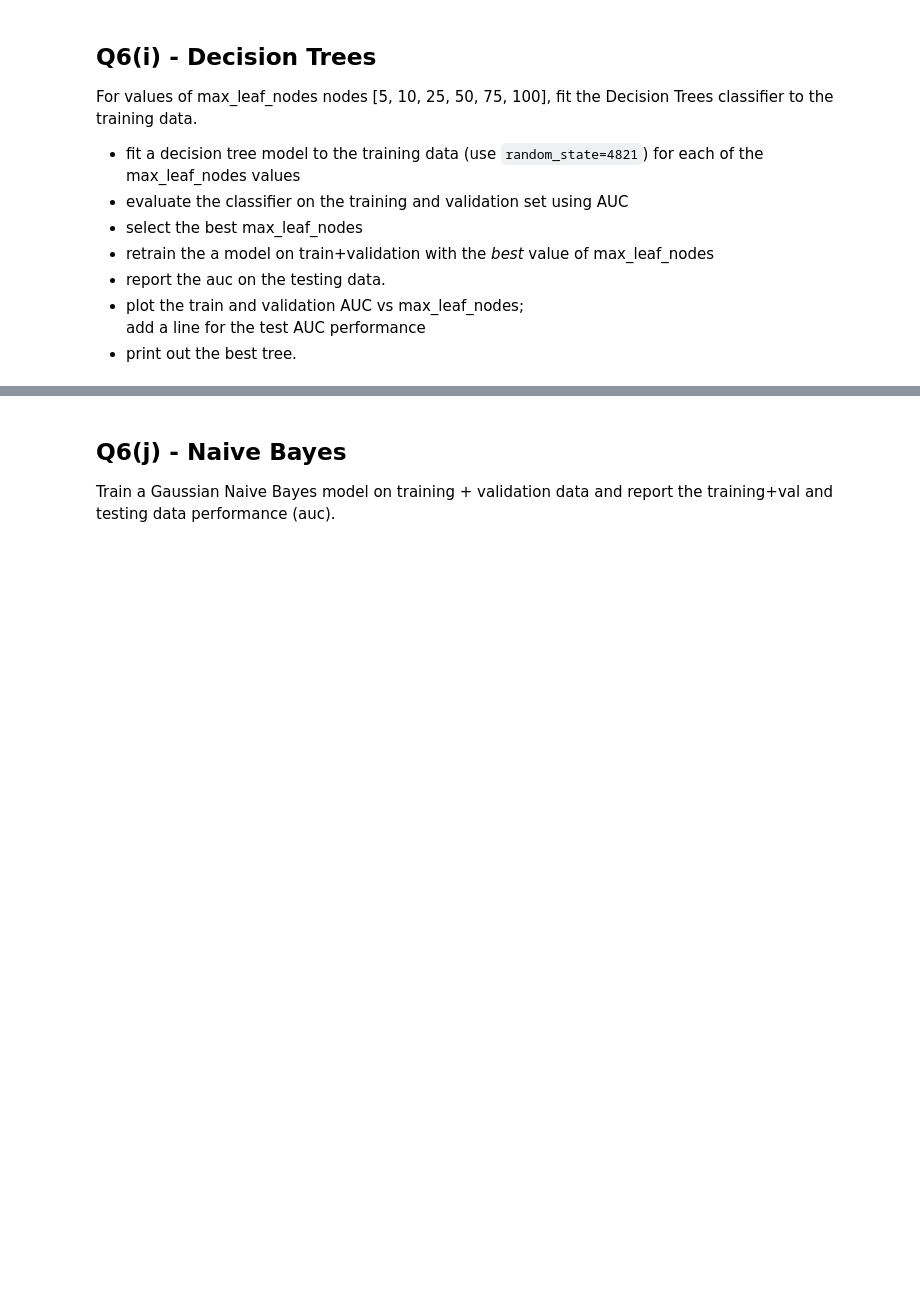
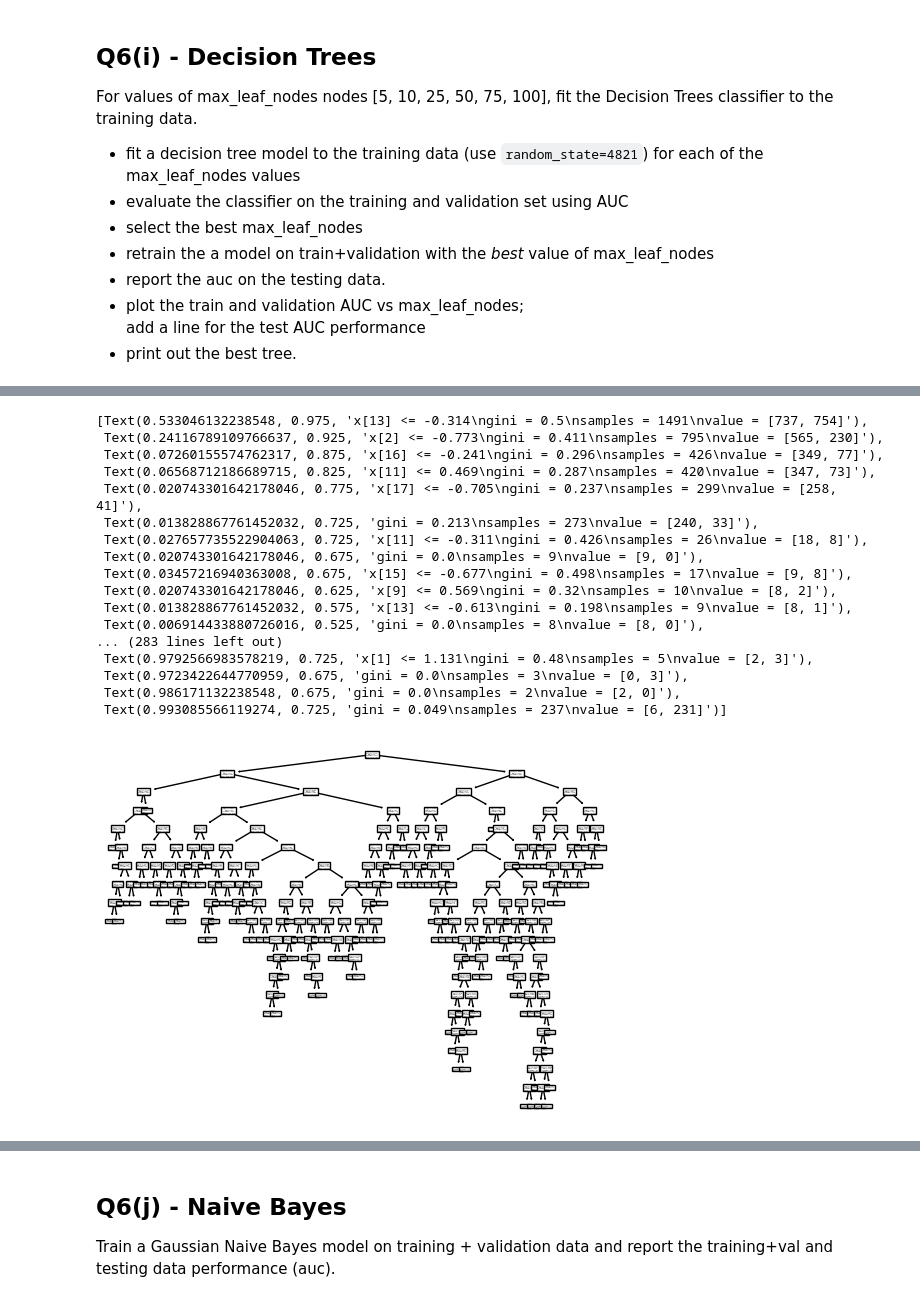
Before and after one commit to Spades5665/MTUClasses, a Jupyter notebook: CS4821-DataMining/a2/a2-4821.ipynb, the cells around one changed output, grey strips where cells are left out. Drawn from its saved outputs; the diff is of its cells as text; code cells hidden in the pictures; blank space fills up the shorter version.

```diff
--- a/CS4821-DataMining/a2/a2-4821.ipynb
+++ b/CS4821-DataMining/a2/a2-4821.ipynb
@@ -1057,5 +1051,24 @@ print('Test Perf:  %.6f' % (dt_auc_test))
 # %%
-
 # print out the tree
+tree.plot_tree(dt)
+# %% [output]
+[Text(0.533046132238548, 0.975, 'x[13] <= -0.314\ngini = 0.5\nsamples = 1491\nvalue = [737, 754]'),
+ Text(0.24116789109766637, 0.925, 'x[2] <= -0.773\ngini = 0.411\nsamples = 795\nvalue = [565, 230]'),
+ Text(0.07260155574762317, 0.875, 'x[16] <= -0.241\ngini = 0.296\nsamples = 426\nvalue = [349, 77]'),
+ Text(0.06568712186689715, 0.825, 'x[11] <= 0.469\ngini = 0.287\nsamples = 420\nvalue = [347, 73]'),
+ Text(0.020743301642178046, 0.775, 'x[17] <= -0.705\ngini = 0.237\nsamples = 299\nvalue = [258, 41]'),
+ Text(0.013828867761452032, 0.725, 'gini = 0.213\nsamples = 273\nvalue = [240, 33]'),
+ Text(0.027657735522904063, 0.725, 'x[11] <= -0.311\ngini = 0.426\nsamples = 26\nvalue = [18, 8]'),
+ Text(0.020743301642178046, 0.675, 'gini = 0.0\nsamples = 9\nvalue = [9, 0]'),
+ Text(0.03457216940363008, 0.675, 'x[15] <= -0.677\ngini = 0.498\nsamples = 17\nvalue = [9, 8]'),
+ Text(0.020743301642178046, 0.625, 'x[9] <= 0.569\ngini = 0.32\nsamples = 10\nvalue = [8, 2]'),
+ Text(0.013828867761452032, 0.575, 'x[13] <= -0.613\ngini = 0.198\nsamples = 9\nvalue = [8, 1]'),
+ Text(0.006914433880726016, 0.525, 'gini = 0.0\nsamples = 8\nvalue = [8, 0]'),
+... (283 lines left out)
+ Text(0.9792566983578219, 0.725, 'x[1] <= 1.131\ngini = 0.48\nsamples = 5\nvalue = [2, 3]'),
+ Text(0.9723422644770959, 0.675, 'gini = 0.0\nsamples = 3\nvalue = [0, 3]'),
+ Text(0.986171132238548, 0.675, 'gini = 0.0\nsamples = 2\nvalue = [2, 0]'),
+ Text(0.993085566119274, 0.725, 'gini = 0.049\nsamples = 237\nvalue = [6, 231]')]
+[figure, added]
 # %%
 grader.check("q6i")
```
Also changed, not shown: parts of 9 cells of this notebook.
